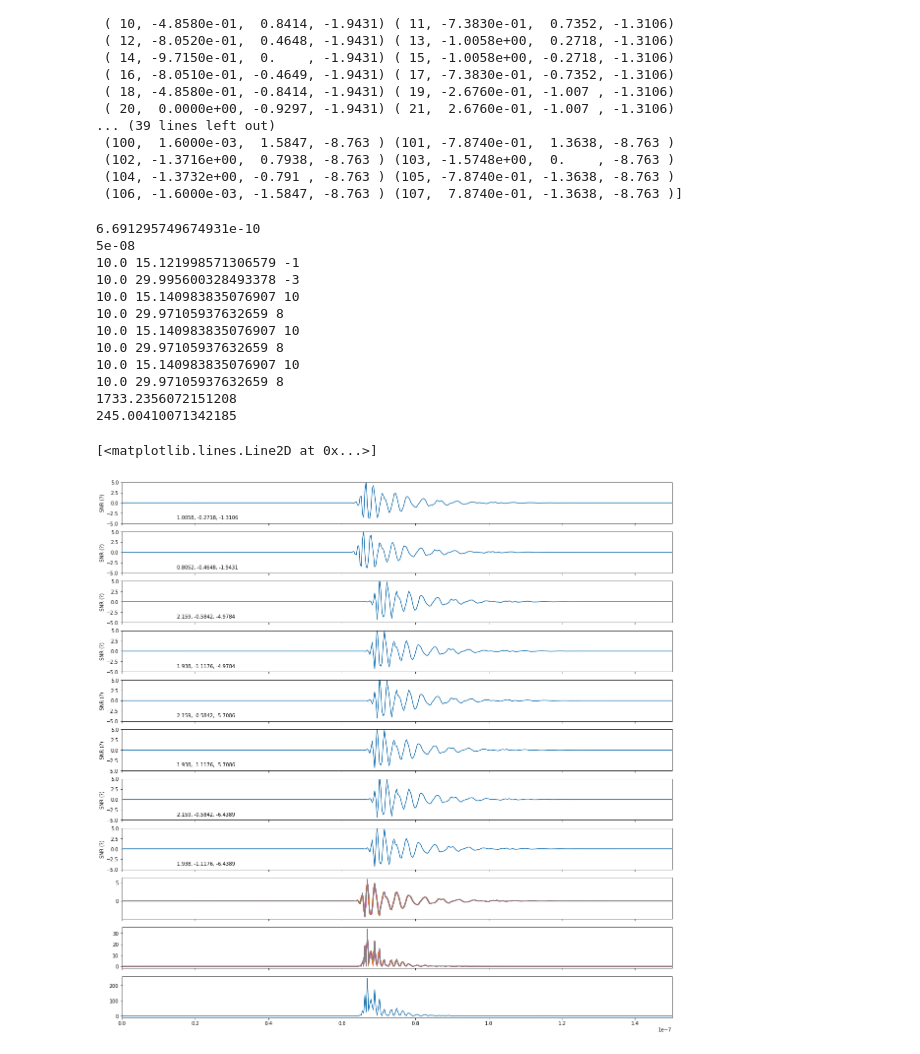
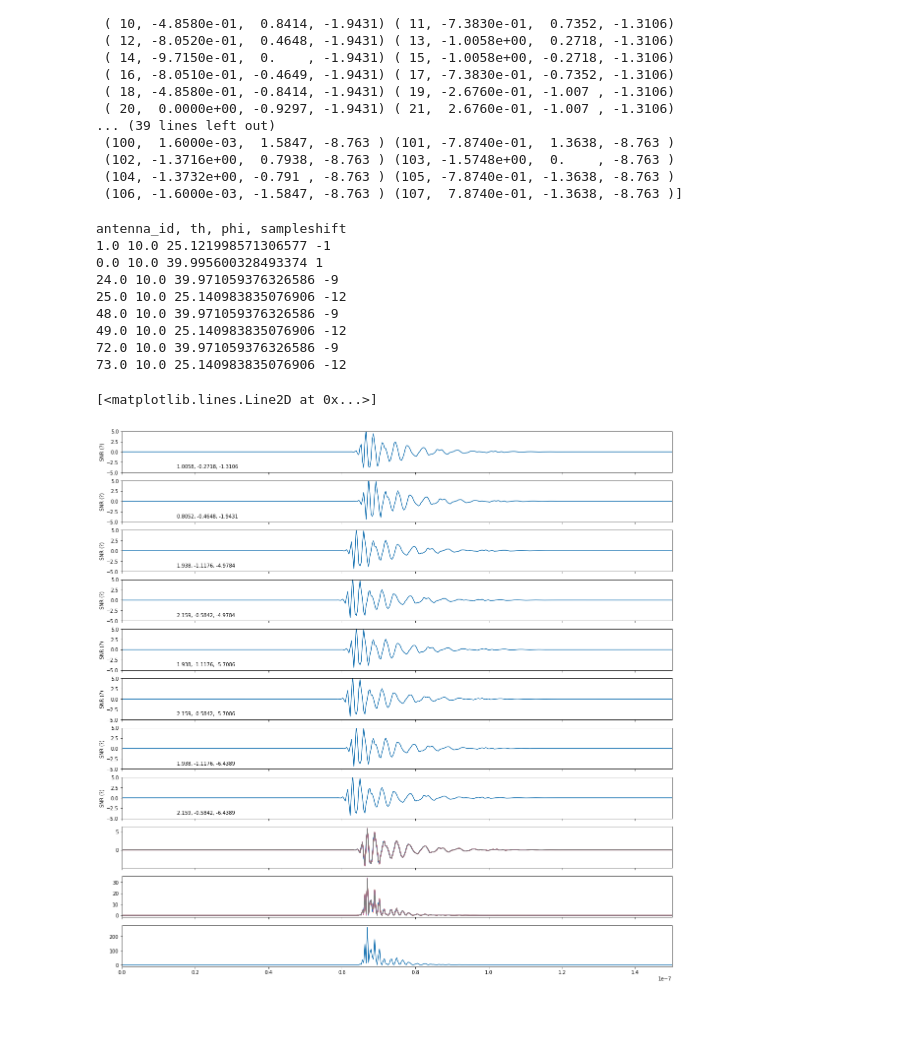
Before and after one commit to williamluszczak/PUEO_timing, a Jupyter notebook: t_delays_only.ipynb, the cells around one changed output. Saved outputs shown, nothing was run; the diff lists cells and outputs as text; code cells hidden in the pictures; blank space fills up the shorter version.

Commit message:
removed extra print statements

```diff
--- a/t_delays_only.ipynb
+++ b/t_delays_only.ipynb
@@ -72,7 +72,7 @@ from scipy.ndimage.interpolation import shift
 
 c = 299792458
 
-normal = np.array([1., 0., 0.])
+normal = ang_to_norm(0., 10.)
 point = np.array([0., 0., 0.])
 
 temphits = []
@@ -102,12 +102,10 @@ adjhits = adjhits[adjhits[:, 3].argsort()][::-1]
 
 hittimes = [t[4] for t in adjhits]
 refhit = adjhits[0][4]
-print(refhit)
 tshift = refhit-0.5e-7
 newhittimes = hittimes-tshift
 adjhits = [[adjhits[i][0], adjhits[i][1], adjhits[i][2], adjhits[i][3], newhittimes[i], adjhits[i][5], adjhits[i][6]] for i in range(0,len(adjhits))]
 
-print(adjhits[0][4])
 startphase = np.random.random_sample()
 
 import matplotlib.pyplot as plt
@@ -117,6 +115,7 @@ fig, ax = plt.subplots(11,1,sharex='col', sharey='row')
 
 ant_powers = []
 m=0
+print('antenna_id, th, phi, sampleshift')
 for testhit in adjhits:
     hitn = testhit[0]
     hitx = testhit[1]
@@ -131,7 +130,7 @@ for testhit in adjhits:
 
     t = np.arange(total_len)*(0.333e-9)
     sampleshift = int(testtime//0.333e-9)-int(0.5e-7//0.33e-9)
-    print(hitth, hitphi, sampleshift)
+    print(hitn, hitth, hitphi, sampleshift)
 
     sig_shifted = np.roll(this_ir3, -1*sampleshift)
 
@@ -139,45 +138,40 @@ for testhit in adjhits:
     if 0<=m<9:
         j = 0
         i = m
     if 9<=m<18:
         j = 1
         i = m-9
     ax[i].plot(t, this_ir3[0:total_len])
     ax[i].set_ylim(-5,5)
     ax[i].set_xlim(0.,1.5e-7)
     ax[i].annotate('%s, %s, %s'%(hitx, hity, hitz), xy=(0.1,0.1), xycoords='axes fraction')
     m+=1
 
     if j == 0:
         ax[i].set_ylabel('SNR (?)')
     if i == 9:
         ax[i].set_xlabel('Time [s]')
 
     ax[8].plot(t, sig_shifted[0:total_len])
     ax[9].plot(t, np.absolute(sig_shifted[0:total_len])**2)
 
     ant_power = np.absolute(sig_shifted[0:total_len]**2)
     ant_powers.append(ant_power)
 
 plt.rcParams["figure.figsize"] = (9,5)
 
 ant_powers = np.array(ant_powers)
 total_power = np.sum(ant_powers, axis=0)
-print(np.sum(total_power))
-print(np.max(total_power))
 ax[10].plot(t, total_power)
 # %% [output]
-6.691295749674931e-10
-5e-08
-10.0 15.121998571306579 -1
-10.0 29.995600328493378 -3
-10.0 15.140983835076907 10
-10.0 29.97105937632659 8
-10.0 15.140983835076907 10
-10.0 29.97105937632659 8
-10.0 15.140983835076907 10
-10.0 29.97105937632659 8
-1733.2356072151208
-245.00410071342185
+antenna_id, th, phi, sampleshift
+1.0 10.0 25.121998571306577 -1
+0.0 10.0 39.995600328493374 1
+24.0 10.0 39.971059376326586 -9
+25.0 10.0 25.140983835076906 -12
+48.0 10.0 39.971059376326586 -9
+49.0 10.0 25.140983835076906 -12
+72.0 10.0 39.971059376326586 -9
+73.0 10.0 25.140983835076906 -12
 [<matplotlib.lines.Line2D at 0x...>]
-[figure, old version]
+[figure, new version]
```
